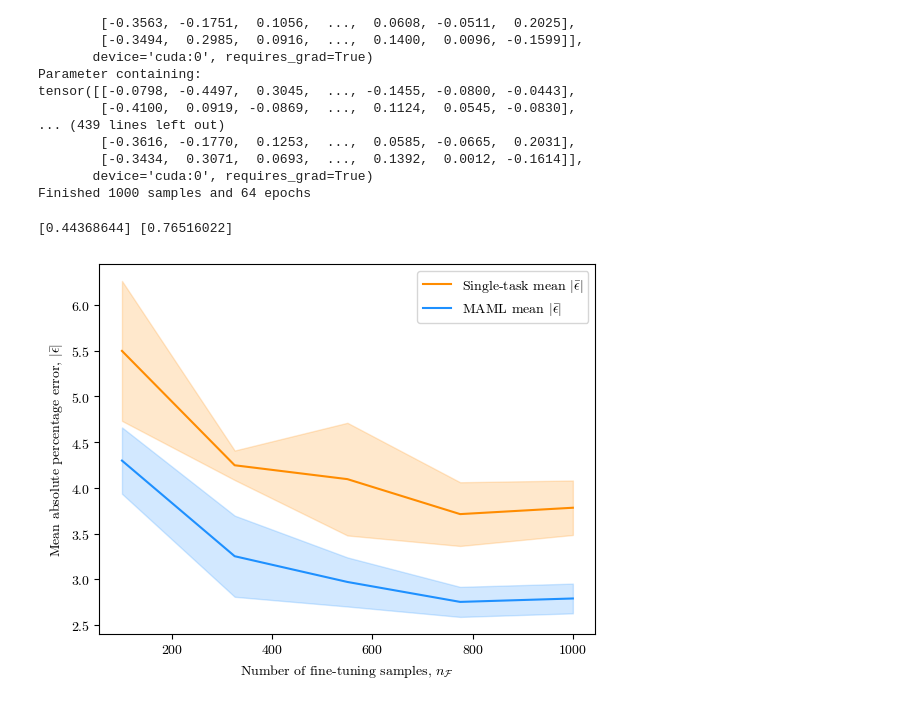
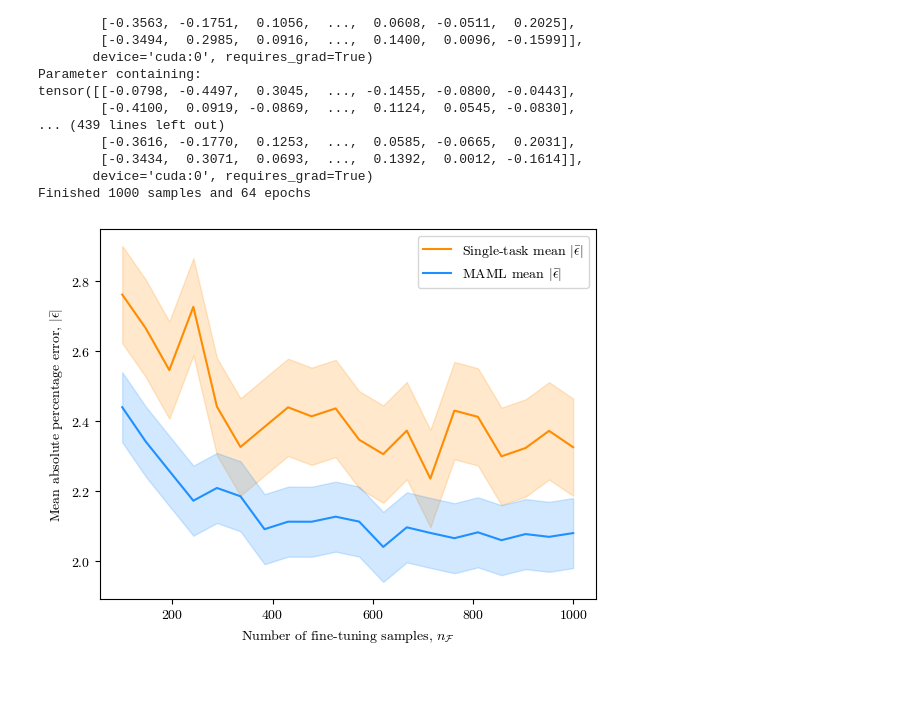
Before and after one commit to CMacM/CosyMAML, a Jupyter notebook: final_compare_pre-train_maml.ipynb, the cells around one changed output. Saved outputs shown, nothing was run; the diff lists cells and outputs as text; code cells hidden in the pictures.

```diff
--- a/final_compare_pre-train_maml.ipynb
+++ b/final_compare_pre-train_maml.ipynb
@@ -511,6 +556,19 @@ tensor([[-0.0798, -0.4497,  0.3045,  ..., -0.1455, -0.0800, -0.0443],
         [-0.3434,  0.3071,  0.0693,  ...,  0.1392,  0.0012, -0.1614]],
        device='cuda:0', requires_grad=True)
 Finished 1000 samples and 64 epochs
+# %%
+# load results
+fname = 'maml_compare_pretrained_nsmooth=10.h5'
+with h5.File(fname, 'r') as f:
+    pretrain_times = f['pretrain_times'][:]
+    pretrain_mapes = f['pretrain_mapes'][:]
+    pretrain_frates = f['pretrain_frates'][:]
+    maml_times = f['maml_times'][:]
+    maml_mapes = f['maml_mapes'][:]
+    maml_frates = f['maml_frates'][:]
+    seeds = f['seeds'][:]
+
+n_samples = np.linspace(100, 1000, 20).astype(int)
 # %%
 plt.rcParams['font.family'] = 'serif'
 plt.rcParams['font.serif'] = ['cmr10']
@@ -520,37 +578,33 @@ plt.rc('axes', unicode_minus=False)
 plt.rc('axes.formatter', use_mathtext=True)
 # %%
 # compute mean and std of mapes
-pt_mapes_mean = np.mean(np.mean(pretrain_mapes, axis=3), axis=2)
-pt_mapes_std = np.std(np.mean(pretrain_mapes, axis=3), axis=2)
-maml_mapes_mean = np.mean(np.mean(maml_mapes, axis=3), axis=2)
-maml_mapes_std = np.std(np.mean(maml_mapes, axis=3), axis=2)
-print(max(maml_mapes_std), max(pt_mapes_std))
-# plot the results
-linestlyes = ['-', '--', ':']
-for i, epochs in enumerate(n_epochs):
-    plt.plot(n_samples, pt_mapes_mean[:, i], label=r'Single-task mean $|\bar{\epsilon}|$', color='darkorange', ls=linestlyes[i])
-    plt.fill_between(
-        n_samples,
-        pt_mapes_mean[:, i]-pt_mapes_std[:, i],
-        pt_mapes_mean[:, i]+pt_mapes_std[:, i],
-        alpha=0.2,
-        color='darkorange'
-    )
+pt_mapes_mean = np.mean(pretrain_mapes, axis=1)
+pt_mapes_std = np.std(pt_mapes_mean)
+maml_mapes_mean = np.mean(maml_mapes, axis=1)
+maml_mapes_std = np.std(maml_mapes_mean)
 
-    plt.plot(n_samples, maml_mapes_mean[:, i], label=r'MAML mean $|\bar{\epsilon}|$', color='dodgerblue', ls=linestlyes[i])
-    plt.fill_between(
-        n_samples,
-        maml_mapes_mean[:, i]-maml_mapes_std[:, i],
-        maml_mapes_mean[:, i]+maml_mapes_std[:, i],
-        alpha=0.2,
-        color='dodgerblue'
-    )
-    plt.xlabel(r'Number of fine-tuning samples, $n_\mathcal{F}$')
-    plt.ylabel(r'Mean absolute percentage error, $|\bar{\epsilon}|$')
+plt.plot(n_samples, pt_mapes_mean, label=r'Single-task mean $|\bar{\epsilon}|$', color='darkorange')
+plt.fill_between(
+    n_samples,
+    pt_mapes_mean-pt_mapes_std,
+    pt_mapes_mean+pt_mapes_std,
+    alpha=0.2,
+    color='darkorange'
+)
+
+plt.plot(n_samples, maml_mapes_mean, label=r'MAML mean $|\bar{\epsilon}|$', color='dodgerblue')
+plt.fill_between(
+    n_samples,
+    maml_mapes_mean-maml_mapes_std,
+    maml_mapes_mean+maml_mapes_std,
+    alpha=0.2,
+    color='dodgerblue'
+)
+plt.xlabel(r'Number of fine-tuning samples, $n_\mathcal{F}$')
+plt.ylabel(r'Mean absolute percentage error, $|\bar{\epsilon}|$')
 
 plt.legend()
 plt.savefig('maml_vs_pretrain_mapes.pdf', bbox_inches='tight')
 # %% [output]
-[0.44368644] [0.76516022]
-[figure, old version]
+[figure, new version]
 # %%
```
Also changed, not shown: parts of 6 cells of this notebook, 38 other files.
